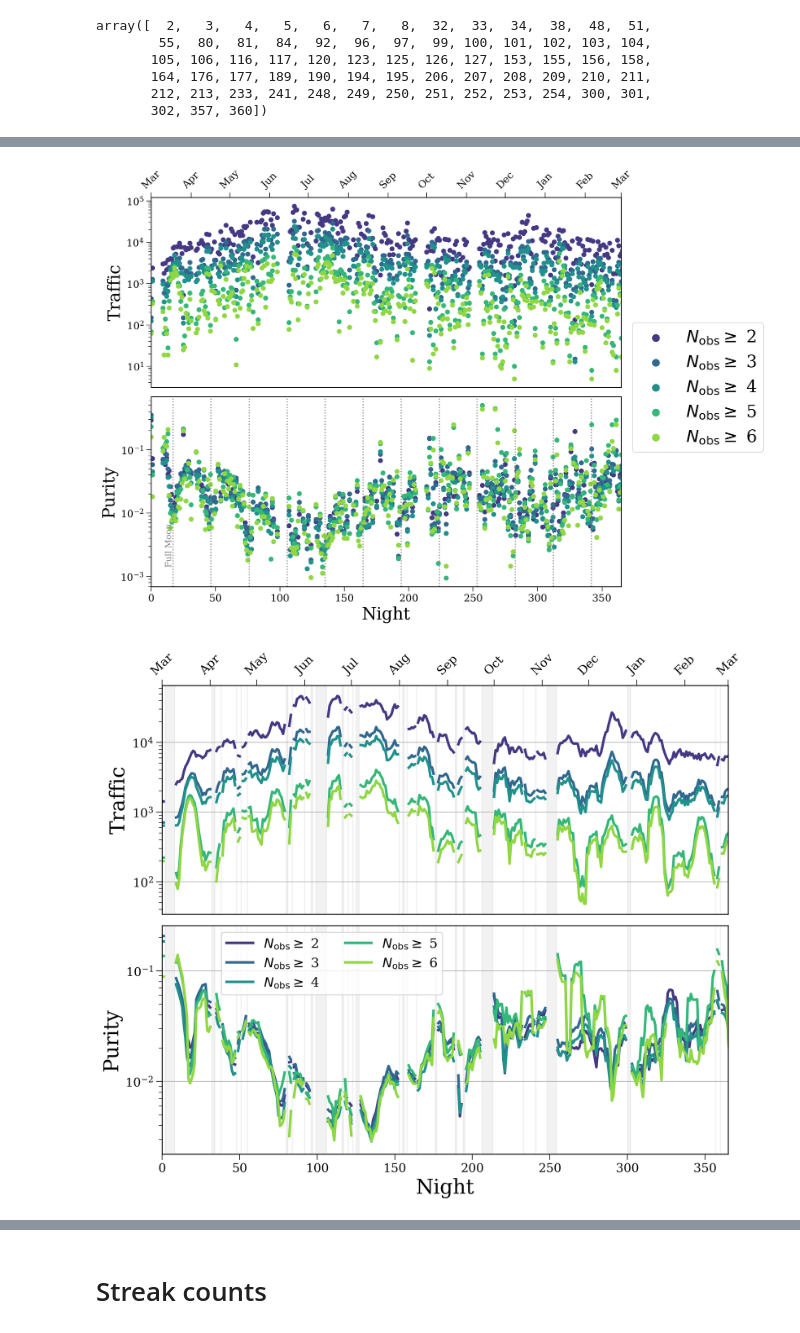
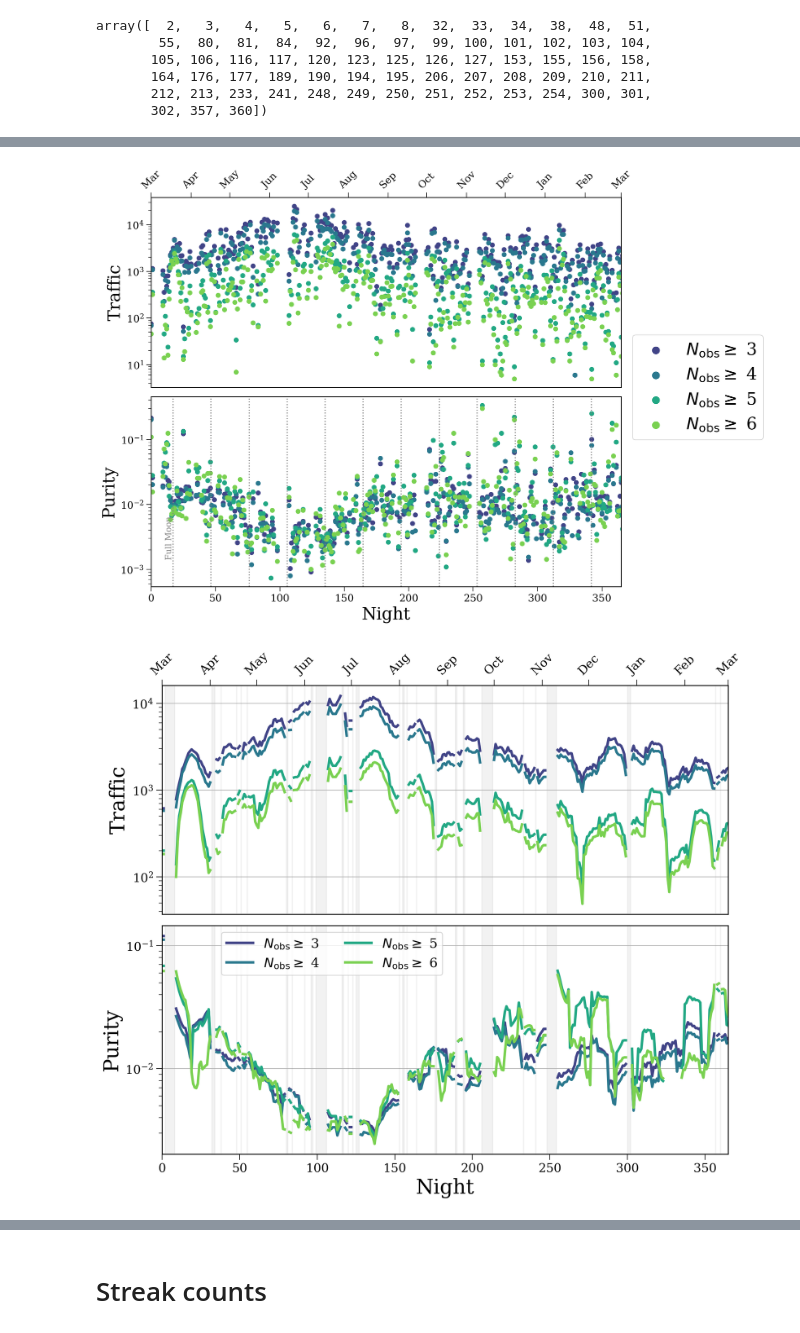
Before and after one commit to TomWagg/lsst-neocp-predictions, a Jupyter notebook: current_criteria/Predictions with current criteria.ipynb, the cells around one changed output, grey strips where cells are left out. Cells and saved outputs as stored; diff of their text form; code cells hidden in the pictures.

```diff
--- a/current_criteria/Predictions with current criteria.ipynb
+++ b/current_criteria/Predictions with current criteria.ipynb
@@ -108,6 +133,8 @@ streaker_ids = neo_streakers["ObjID"].values
 # %%
-def get_counts(path="neo/", n_obs_list=[2, 3, 4, 5, 6], last_night=377, remove_streaks=True):
+def get_counts(path="neo/", n_obs_list=[3, 4, 5, 6], last_night=377, remove_streaks=True):
     counts = np.zeros((last_night, len(n_obs_list))).astype(int)
+
+    n_too_faint = 0
 
     for file in range(24):
         print(f"file {file}")
@@ -123,9 +150,18 @@ def get_counts(path="neo/", n_obs_list=[2, 3, 4, 5, 6], last_night=377, remove_s
                 no_streaks = ~(np.isin(grouped["ObjID"], neo_streakers["ObjID"][neo_streakers["night"] == night]))
                 grouped = grouped[no_streaks]
 
+            out_v_mag = magnitudes.convert_colour_mags(grouped["MaginFilter"].values, out_colour="V", in_colour=grouped["filter"].values)
+
             for i, n_obs in enumerate(n_obs_list):
-                counts[night, i] += len(grouped[np.logical_and(grouped["n_obs"] >= n_obs,
-                                                               grouped["scores"] >= 65)])
+                no_mag_mask = (grouped["n_obs"] >= n_obs) & (grouped["scores"] >= 65)
+                full_mask = no_mag_mask & (out_v_mag <= 22)
+                counts[night, i] += full_mask.sum()
+
+                if i == 0:
+                    n_too_faint += (no_mag_mask.sum() - full_mask.sum())
+
+    print(n_too_faint)
+
     return counts
 # %%
 %%time
@@ -196,7 +217,7 @@ Wall time: 4min 23s
 ## NEOCP Traffic and Purity
 # %%
 nights = np.arange(377)
-n_obs_list = [2, 3, 4, 5, 6]
+n_obs_list = [3, 4, 5, 6]
 # %%
 total_traffic = neo_counts + mba_counts
 # %%
@@ -213,11 +234,11 @@ array([  2,   3,   4,   5,   6,   7,   8,  32,  33,  34,  38,  48,  51,
 # %%
 purity = neo_counts / total_traffic
 # %%
-def weekly_mean(x, bad_weather):
+def weekly_mean(x, bad_weather, size=3):
     y = np.repeat(np.nan, len(x))
     for i in range(len(x)):
         if i not in bad_weather:
-            inds = np.arange(max(0, i - 3), min(i + 3 + 1, len(x)))
+            inds = np.arange(max(0, i - size), min(i + size + 1, len(x)))
             inds = inds[~np.isin(inds, bad_weather)]
             y[i] = np.mean(x[inds])
     return y
@@ -236,7 +350,7 @@ def running_mean(x, window=5):
 fig, axes = plt.subplots(2, 1, figsize=(12, 10))
 fig.subplots_adjust(hspace=0.05)
 
-colours = [plt.get_cmap("viridis", 7)(i + 1) for i in range(len(n_obs_list))]
+colours = [plt.get_cmap("viridis", 6)(i + 1) for i in range(len(n_obs_list))]
 
 for i in range(len(n_obs_list)):
     nonzero = total_traffic.T[i] > 0
@@ -284,7 +398,7 @@ for legobj in leg.legendHandles:
 
 plt.show()
 # %% [output]
-[figure, old version]
+[figure, new version]
 # %%
 fig, axes = plt.subplots(2, 1, figsize=(12, 10))
 fig.subplots_adjust(hspace=0.05)
@@ -293,13 +407,13 @@ colours = [plt.get_cmap("viridis", len(n_obs_list) + 2)(i + 1) for i in range(le
 lw = 3
 
 for i in range(len(n_obs_list)):
-    axes[0].plot(nights, weekly_mean(total_traffic.T[i], bad_weather),
+    axes[0].plot(nights, weekly_mean(total_traffic.T[i], bad_weather, size=5),
                  color=colours[i], lw=3)
 axes[0].set_ylabel("Traffic")
 axes[0].set_yscale("log")
 
 for i in range(len(n_obs_list)):
-    axes[1].plot(nights, weekly_mean(purity.T[i], bad_weather),
+    axes[1].plot(nights, weekly_mean(purity.T[i], bad_weather, size=5),
                  label=fr"$N_{{\rm obs}} \geq$ {n_obs_list[i]}",
                  color=colours[i], lw=3)
 
@@ -323,32 +437,32 @@ for i, month in enumerate(range(3, 16)):
     days[i] = (date(2022 + year, act_month, 1) - date(2022, 3, 1)).days
 
 
 axes[0].xaxis.tick_top()
 axes[0].xaxis.set_label_position('top')
 
 axes[0].set_xticks(days)
 axes[0].set_xticklabels(labels_short, rotation=45)
 
 for ax in axes:
     ax.set_xlim(0, 365)
     ax.grid(axis="y")
 
     i = 0
     while i < len(bad_weather):
         if i < len(bad_weather) - 1 and bad_weather[i + 1] - bad_weather[i] == 1:
             gap_low = bad_weather[i]
             i += 1
             while bad_weather[i] - bad_weather[i - 1] == 1 and i < len(bad_weather):
                 i += 1
             gap_high = bad_weather[i - 1]
 
             ax.axvspan(gap_low, gap_high, color="grey", alpha=0.1)
         else:
             ax.axvline(bad_weather[i], color="grey", alpha=0.1)
             i += 1
 
-plt.savefig("../paper/figures/traffic_purity.pdf", format="pdf", bbox_inches="tight")
+# plt.savefig("../paper/figures/traffic_purity.pdf", format="pdf", bbox_inches="tight")
 
 plt.show()
 # %% [output]
-[figure, old version]
+[figure, new version]
```
Also changed, not shown: parts of 20 cells of this notebook, 2 other files.
